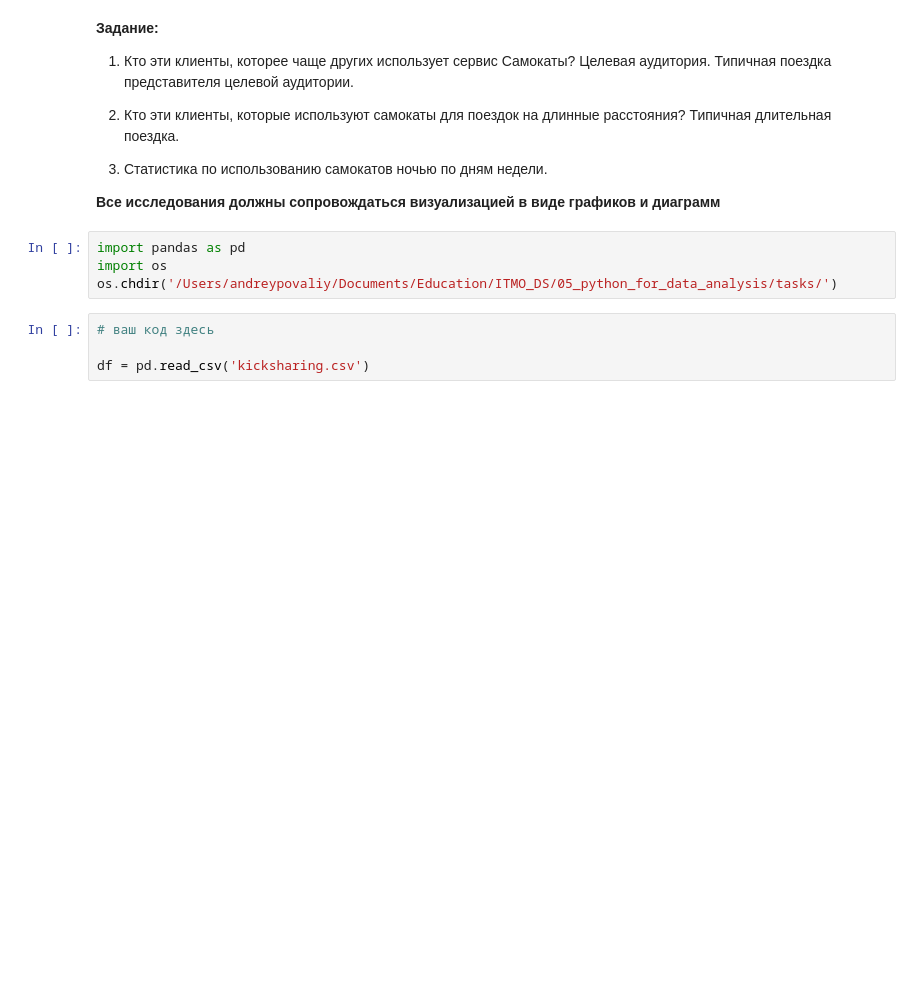
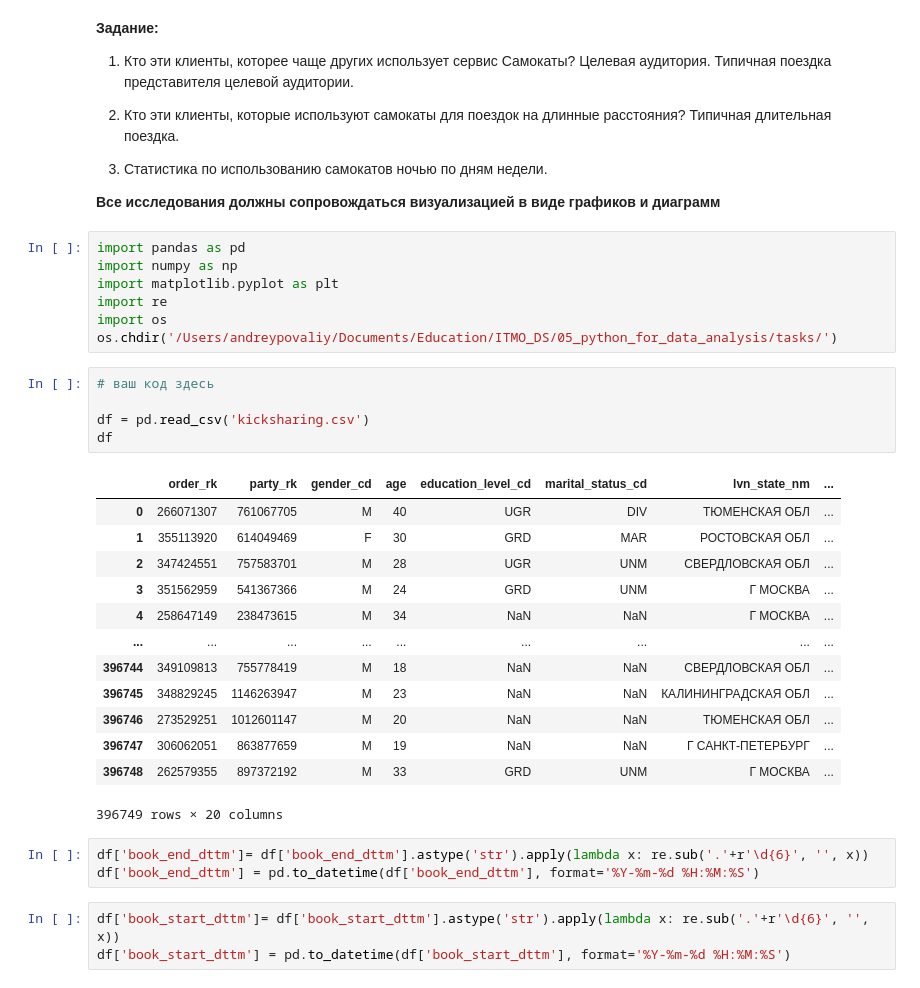
Before and after one commit to AndreyPovaliy/ITMO_DS, a Jupyter notebook: 05_python_for_data_analysis/tasks/Control_task_var_3_0.ipynb, the cells around one changed output. Saved outputs shown, nothing was run; the diff lists cells and outputs as text; blank space fills up the shorter version.

```diff
--- a/05_python_for_data_analysis/tasks/Control_task_var_3_0.ipynb
+++ b/05_python_for_data_analysis/tasks/Control_task_var_3_0.ipynb
@@ -81,9 +81,33 @@ marital_status_cd Семейный статус человека:
 **Все исследования должны сопровождаться визуализацией в виде графиков и диаграмм**
 # %%
 import pandas as pd
+import numpy as np
+import matplotlib.pyplot as plt
+import re
 import os
 os.chdir('/Users/andreypovaliy/Documents/Education/ITMO_DS/05_python_for_data_analysis/tasks/')
 # %%
 # ваш код здесь
 
 df = pd.read_csv('kicksharing.csv')
+df
+# %% [output]
+|  | order_rk | party_rk | gender_cd | age | education_level_cd | marital_status_cd | lvn_state_nm | ... |
+| 0 | 266071307 | 761067705 | M | 40 | UGR | DIV | ТЮМЕНСКАЯ ОБЛ | ... |
+| 1 | 355113920 | 614049469 | F | 30 | GRD | MAR | РОСТОВСКАЯ ОБЛ | ... |
+| 2 | 347424551 | 757583701 | M | 28 | UGR | UNM | СВЕРДЛОВСКАЯ ОБЛ | ... |
+| 3 | 351562959 | 541367366 | M | 24 | GRD | UNM | Г МОСКВА | ... |
+| 4 | 258647149 | 238473615 | M | 34 | NaN | NaN | Г МОСКВА | ... |
+| ... | ... | ... | ... | ... | ... | ... | ... | ... |
+| 396744 | 349109813 | 755778419 | M | 18 | NaN | NaN | СВЕРДЛОВСКАЯ ОБЛ | ... |
+| 396745 | 348829245 | 1146263947 | M | 23 | NaN | NaN | КАЛИНИНГРАДСКАЯ ОБЛ | ... |
+| 396746 | 273529251 | 1012601147 | M | 20 | NaN | NaN | ТЮМЕНСКАЯ ОБЛ | ... |
+| 396747 | 306062051 | 863877659 | M | 19 | NaN | NaN | Г САНКТ-ПЕТЕРБУРГ | ... |
+| 396748 | 262579355 | 897372192 | M | 33 | GRD | UNM | Г МОСКВА | ... |
+396749 rows × 20 columns
+# %%
+df['book_end_dttm']= df['book_end_dttm'].astype('str').apply(lambda x: re.sub('.'+r'\d{6}', '', x))
+df['book_end_dttm'] = pd.to_datetime(df['book_end_dttm'], format='%Y-%m-%d %H:%M:%S')
+# %%
+df['book_start_dttm']= df['book_start_dttm'].astype('str').apply(lambda x: re.sub('.'+r'\d{6}', '', x))
+df['book_start_dttm'] = pd.to_datetime(df['book_start_dttm'], format='%Y-%m-%d %H:%M:%S')
```
Also changed, not shown: parts of 33 cells of this notebook, 5 other files.
